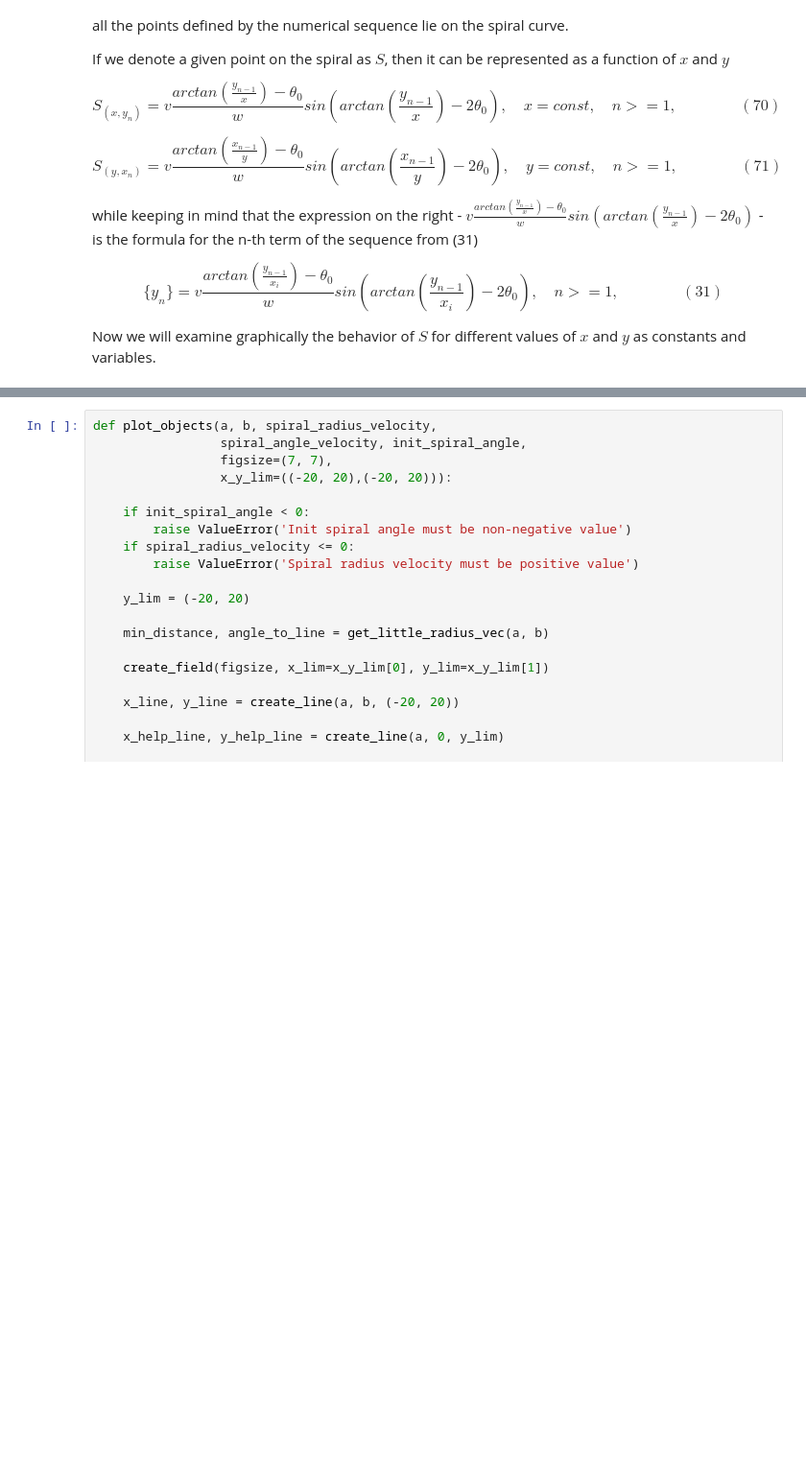
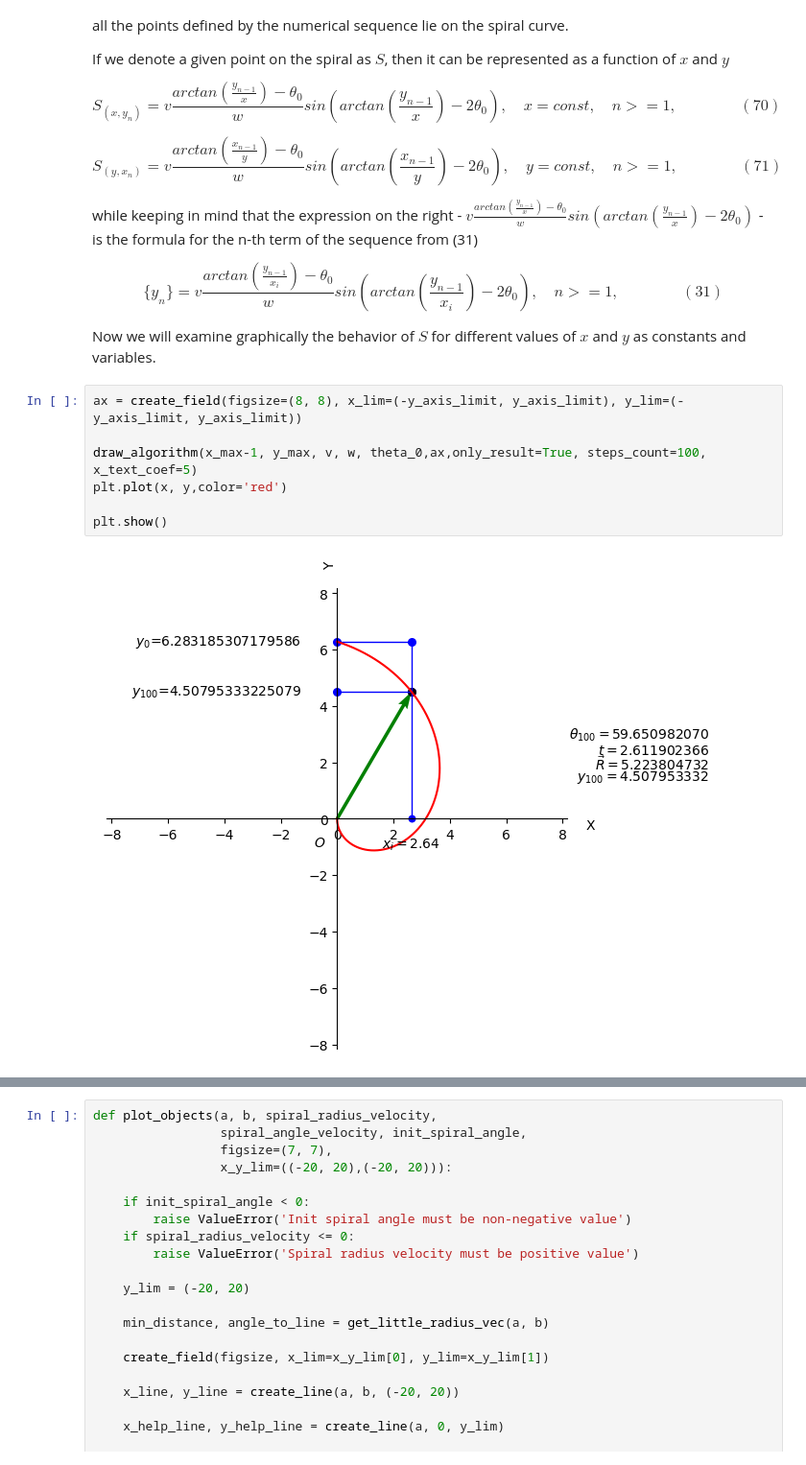
Before and after one commit to Kiril-Lazarov/Intersection-points-between-a-line-and-a-spiral, a Jupyter notebook: Intersection between a line and a spiral.ipynb, the cells around one changed output, grey strips where cells are left out. Shown at 96% size. Cells and saved outputs as stored; diff of their text form; blank space fills up the shorter version.

```diff
--- a/Intersection between a line and a spiral.ipynb
+++ b/Intersection between a line and a spiral.ipynb
@@ -563,3 +563,12 @@ while keeping in mind that the expression on the right - $v\frac{arctan(\frac{y_
 $$\{y_n\} =v\frac{arctan(\frac{y_{n-1}}{x_i}) - \theta_0}{w}sin(arctan(\frac{y_{n-1}}{x_i}) - 2\theta_0),\quad n >=1,\quad\quad\quad\quad(31)$$
 
 Now we will examine graphically the behavior of $S$ for different values of $x$ and $y$ as constants and variables.
+# %%
+ax = create_field(figsize=(8, 8), x_lim=(-y_axis_limit, y_axis_limit), y_lim=(-y_axis_limit, y_axis_limit))
+
+draw_algorithm(x_max-1, y_max, v, w, theta_0,ax,only_result=True, steps_count=100, x_text_coef=5)
+plt.plot(x, y,color='red')
+
+plt.show()
+# %% [output]
+[figure, added]
```
Also changed, not shown: parts of 6 cells of this notebook.
